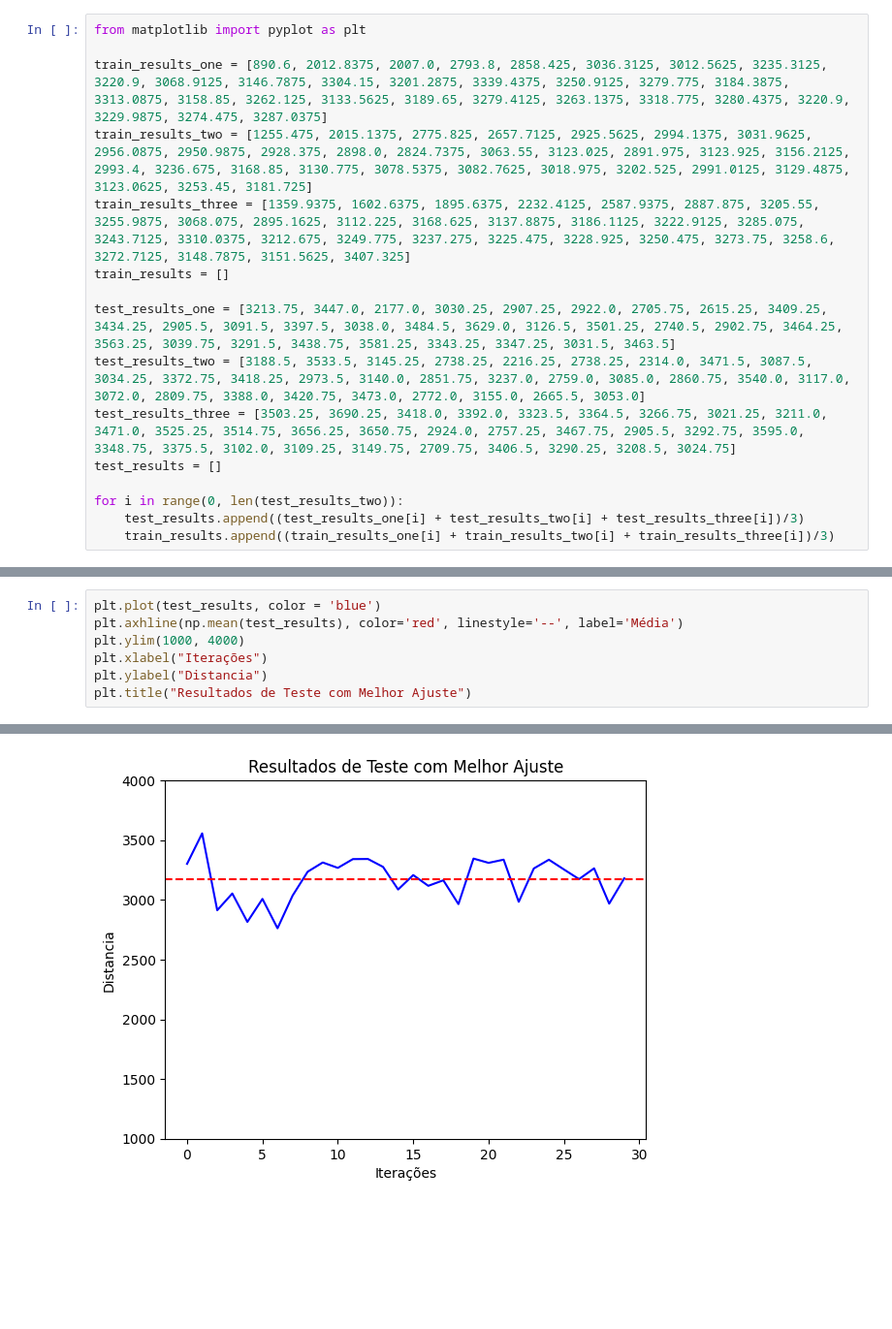
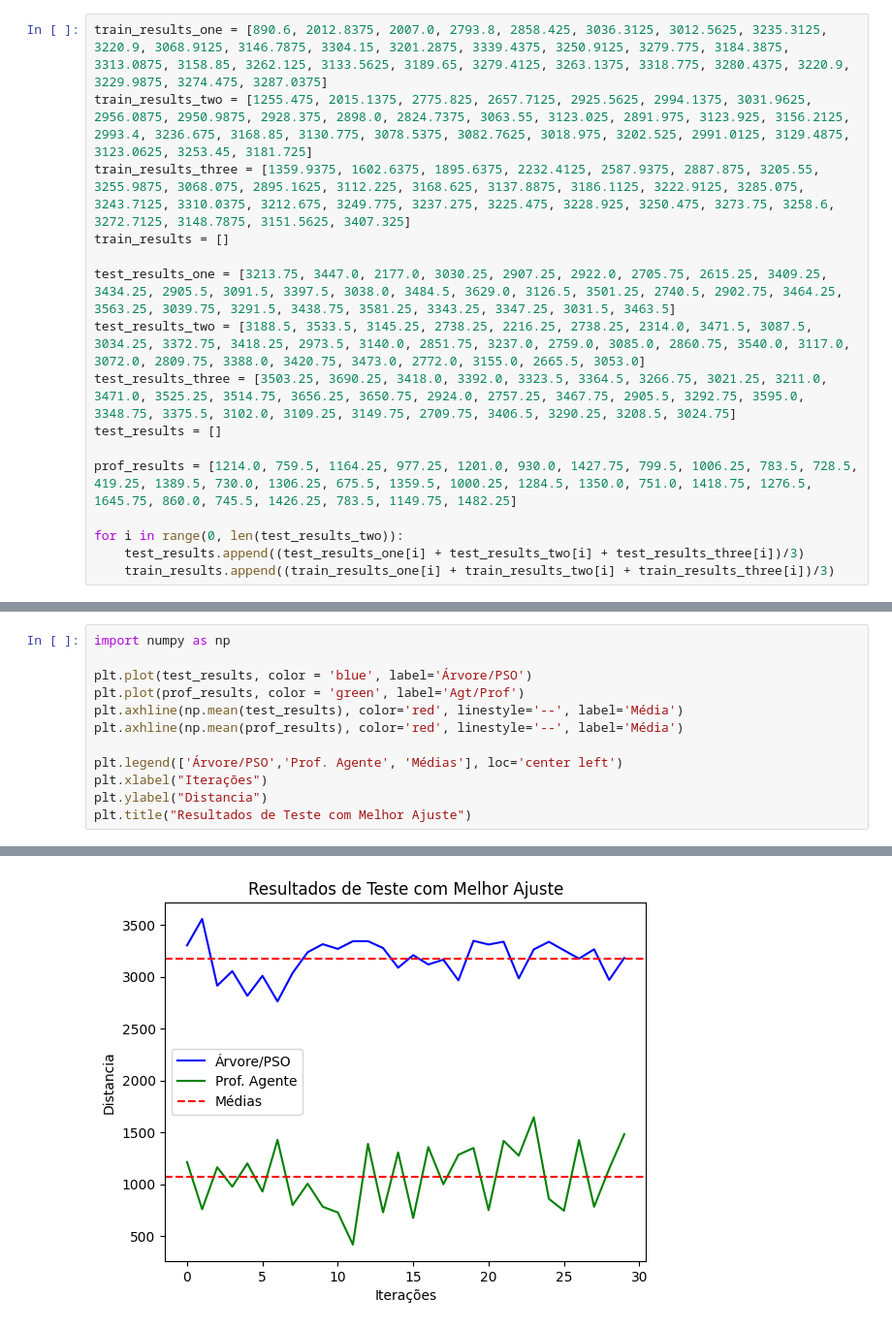
Before and after one commit to bmacerbi/Dino_Reinforcement_Learning, a Jupyter notebook: results.ipynb, the cells around one changed output, grey strips where cells are left out. Shown at 97% size. Cells and saved outputs as stored; diff of their text form; blank space fills up the shorter version.

```diff
--- a/results.ipynb
+++ b/results.ipynb
@@ -1,6 +3,4 @@
 # %%
-from matplotlib import pyplot as plt
-
 train_results_one = [890.6, 2012.8375, 2007.0, 2793.8, 2858.425, 3036.3125, 3012.5625, 3235.3125, 3220.9, 3068.9125, 3146.7875, 3304.15, 3201.2875, 3339.4375, 3250.9125, 3279.775, 3184.3875, 3313.0875, 3158.85, 3262.125, 3133.5625, 3189.65, 3279.4125, 3263.1375, 3318.775, 3280.4375, 3220.9, 3229.9875, 3274.475, 3287.0375]
 train_results_two = [1255.475, 2015.1375, 2775.825, 2657.7125, 2925.5625, 2994.1375, 3031.9625, 2956.0875, 2950.9875, 2928.375, 2898.0, 2824.7375, 3063.55, 3123.025, 2891.975, 3123.925, 3156.2125, 2993.4, 3236.675, 3168.85, 3130.775, 3078.5375, 3082.7625, 3018.975, 3202.525, 2991.0125, 3129.4875, 3123.0625, 3253.45, 3181.725]
 train_results_three = [1359.9375, 1602.6375, 1895.6375, 2232.4125, 2587.9375, 2887.875, 3205.55, 3255.9875, 3068.075, 2895.1625, 3112.225, 3168.625, 3137.8875, 3186.1125, 3222.9125, 3285.075, 3243.7125, 3310.0375, 3212.675, 3249.775, 3237.275, 3225.475, 3228.925, 3250.475, 3273.75, 3258.6, 3272.7125, 3148.7875, 3151.5625, 3407.325]
@@ -11,6 +11,8 @@ test_results_two = [3188.5, 3533.5, 3145.25, 2738.25, 2216.25, 2738.25, 2314.0,
 test_results_three = [3503.25, 3690.25, 3418.0, 3392.0, 3323.5, 3364.5, 3266.75, 3021.25, 3211.0, 3471.0, 3525.25, 3514.75, 3656.25, 3650.75, 2924.0, 2757.25, 3467.75, 2905.5, 3292.75, 3595.0, 3348.75, 3375.5, 3102.0, 3109.25, 3149.75, 2709.75, 3406.5, 3290.25, 3208.5, 3024.75]
 test_results = []
 
+prof_results = [1214.0, 759.5, 1164.25, 977.25, 1201.0, 930.0, 1427.75, 799.5, 1006.25, 783.5, 728.5, 419.25, 1389.5, 730.0, 1306.25, 675.5, 1359.5, 1000.25, 1284.5, 1350.0, 751.0, 1418.75, 1276.5, 1645.75, 860.0, 745.5, 1426.25, 783.5, 1149.75, 1482.25]
+
 for i in range(0, len(test_results_two)):
     test_results.append((test_results_one[i] + test_results_two[i] + test_results_three[i])/3)
     train_results.append((train_results_one[i] + train_results_two[i] + train_results_three[i])/3)
@@ -36,12 +30,17 @@ plt.title("Resultados de Treino - 20 Partículas")
 Text(0.5, 1.0, 'Resultados de Treino - 20 Partículas')
 [figure]
 # %%
-plt.plot(test_results, color = 'blue')
+import numpy as np
+
+plt.plot(test_results, color = 'blue', label='Árvore/PSO')
+plt.plot(prof_results, color = 'green', label='Agt/Prof')
 plt.axhline(np.mean(test_results), color='red', linestyle='--', label='Média')
-plt.ylim(1000, 4000)
+plt.axhline(np.mean(prof_results), color='red', linestyle='--', label='Média')
+
+plt.legend(['Árvore/PSO','Prof. Agente', 'Médias'], loc='center left')
 plt.xlabel("Iterações")
 plt.ylabel("Distancia")
 plt.title("Resultados de Teste com Melhor Ajuste")
 # %% [output]
 Text(0.5, 1.0, 'Resultados de Teste com Melhor Ajuste')
-[figure, old version]
+[figure, new version]
```
Also changed, not shown: parts of 13 cells of this notebook, 1 other file.
